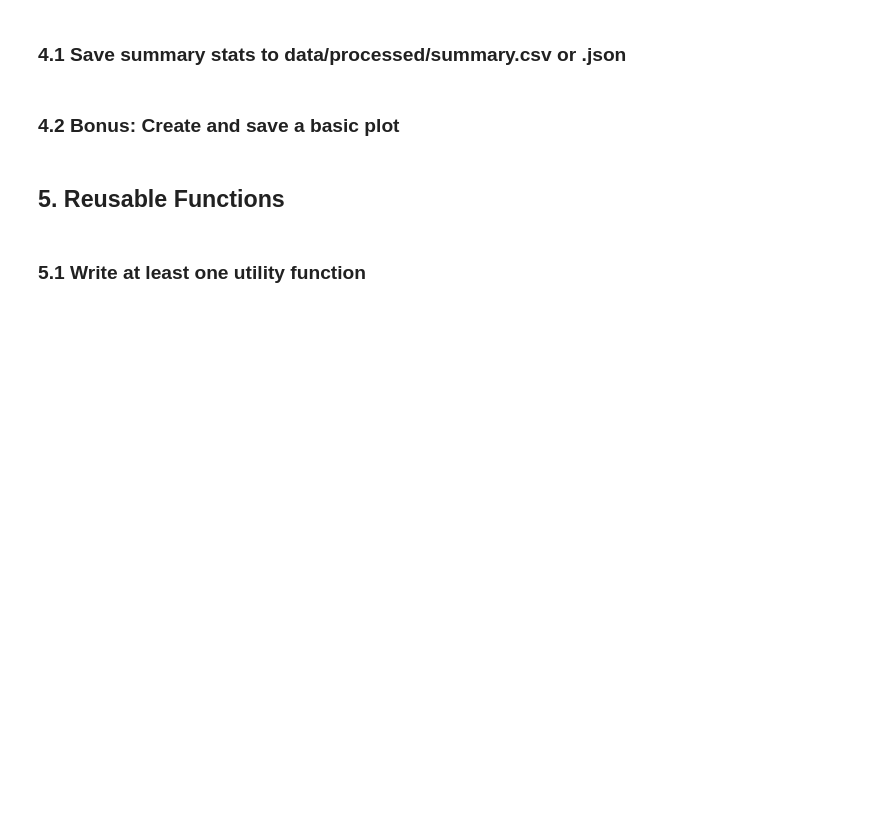
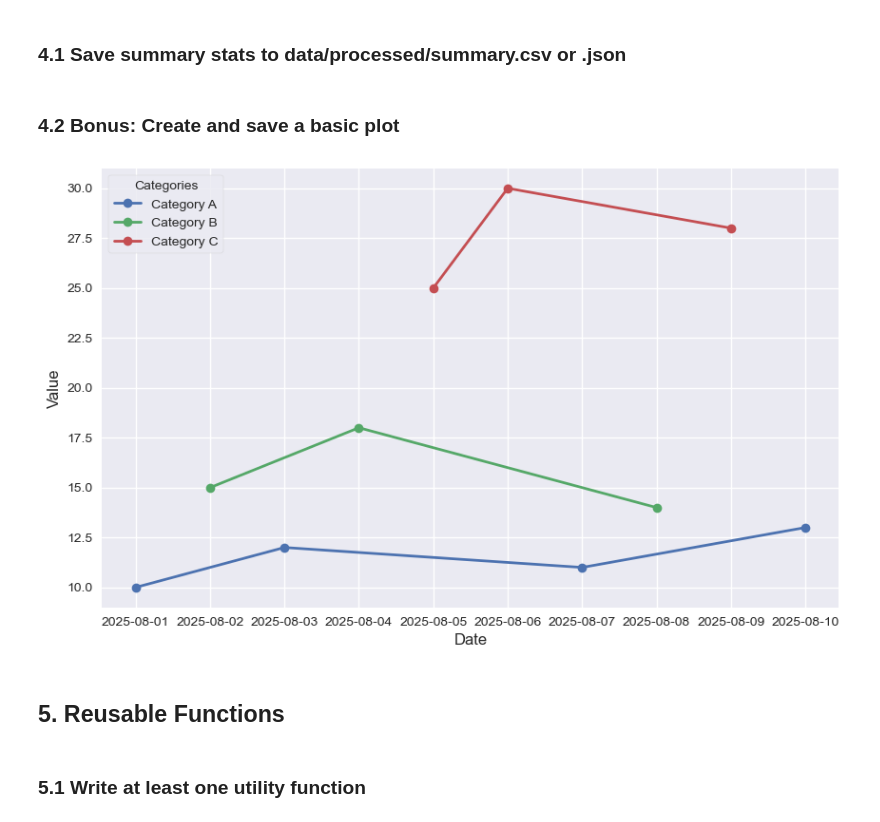
Before and after one commit to Tylerzhuo/bootcamp_haotian_zhuo, a Jupyter notebook: homework/notebooks/hw03_python_fundamentals.ipynb, the cells around one changed output. Cells and saved outputs as stored; diff of their text form; code cells hidden in the pictures; blank space fills up the shorter version.

Commit message:
hw03_python_fundamentals

```diff
--- a/homework/notebooks/hw03_python_fundamentals.ipynb
+++ b/homework/notebooks/hw03_python_fundamentals.ipynb
@@ -53,3 +54,6 @@ vectorized execution is 0.15s faster than loop.
 ## 2. Dataset Loading
 # %% [markdown]
 ### 2.1 Load provided CSV using pandas
+# %%
+data = pd.read_csv('../data/raw/starter_data.csv', parse_dates = ['date'])
+data
@@ -68,5 +130,27 @@ vectorized execution is 0.15s faster than loop.
 # %% [markdown]
 ### 4.2 Bonus: Create and save a basic plot
+# %%
+from matplotlib.dates import DateFormatter
+
+groups = data.groupby('category')
+
+plt.figure(figsize=(10, 6))
+
+for name, group in groups:
+    plt.plot(group['date'],
+             group['value'],
+             marker='o',
+             label=f'Category {name}',
+             linewidth=2)
+
+plt.xlabel('Date', fontsize=12)
+plt.ylabel('Value', fontsize=12)
+plt.legend(title='Categories', frameon=True)
+
+plt.savefig('../figs/hw03_python_fundamentals_fig1.png', dpi=300)
+plt.show()
+# %% [output]
+[figure, added]
 # %% [markdown]
 ## 5. Reusable Functions
 # %% [markdown]
```
Also changed, not shown: parts of 8 cells of this notebook, 3 other files.
